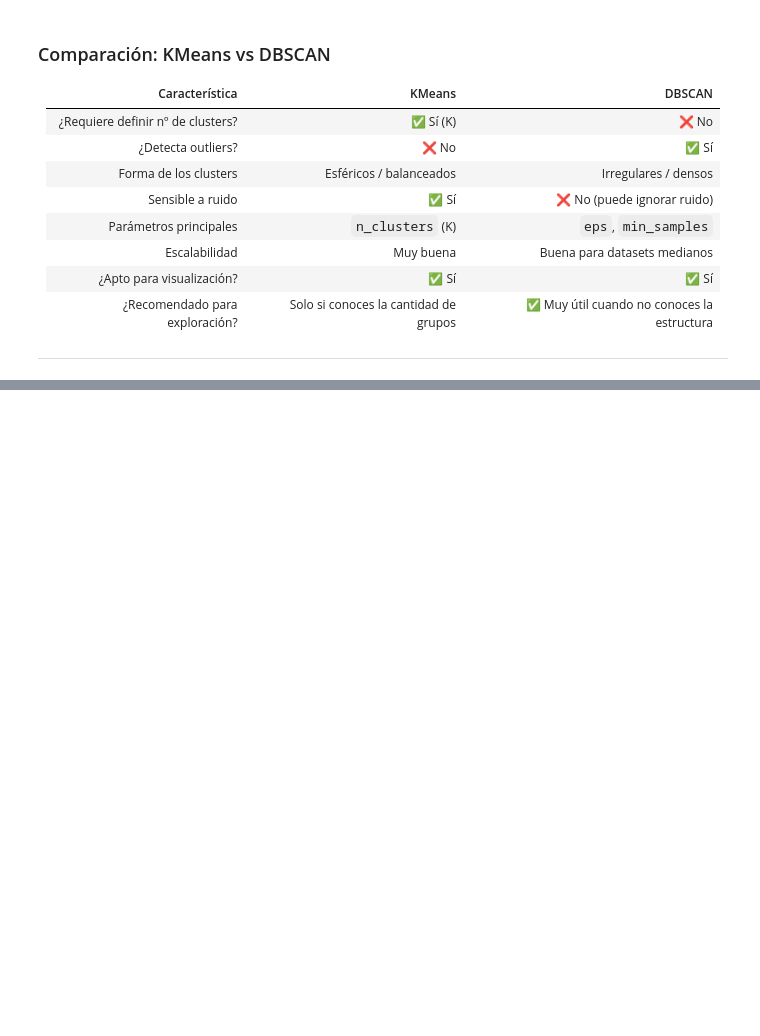
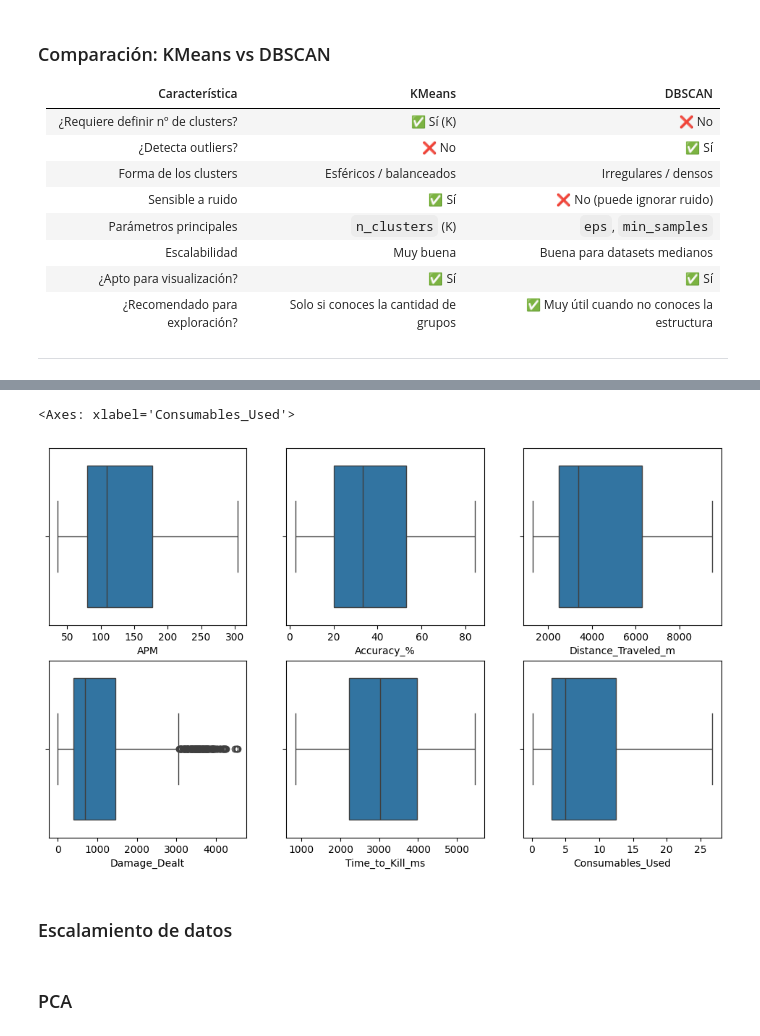
Before and after one commit to cdsaineac/Bootcamp-DS-202605, a Jupyter notebook: Clase 15 - Aprendizaje no supervisado - Clustering/Clustering.ipynb, the cells around one changed output, grey strips where cells are left out. Cells and saved outputs as stored; diff of their text form; code cells hidden in the pictures; blank space fills up the shorter version.

```diff
--- a/Clase 15 - Aprendizaje no supervisado - Clustering/Clustering.ipynb
+++ b/Clase 15 - Aprendizaje no supervisado - Clustering/Clustering.ipynb
@@ -225,0 +237,4 @@ plt.show()
+# %%
+import pandas as pd
+data = pd.read_csv("esports_player_stats.csv")
+data.info()
@@ -225,0 +255,16 @@ plt.show()
+# %%
+import seaborn as sns
+import matplotlib.pyplot as plt
+
+fig, axes = plt.subplots(2, 3, figsize=(12, 7))
+sns.boxplot(x=data['APM'], ax=axes[0, 0])
+sns.boxplot(x=data['Accuracy_%'], ax=axes[0, 1])
+sns.boxplot(x=data['Distance_Traveled_m'], ax=axes[0, 2])
+sns.boxplot(x=data['Damage_Dealt'], ax=axes[1, 0])
+sns.boxplot(x=data['Time_to_Kill_ms'], ax=axes[1, 1])
+sns.boxplot(x=data['Consumables_Used'], ax=axes[1, 2])
+# %% [output]
+<Axes: xlabel='Consumables_Used'>
+[figure, added]
+# %% [markdown]
+### Escalamiento de datos
@@ -225,0 +274,2 @@ plt.show()
+# %% [markdown]
+### PCA
```
Also changed, not shown: parts of 12 cells of this notebook, 3 other files.
